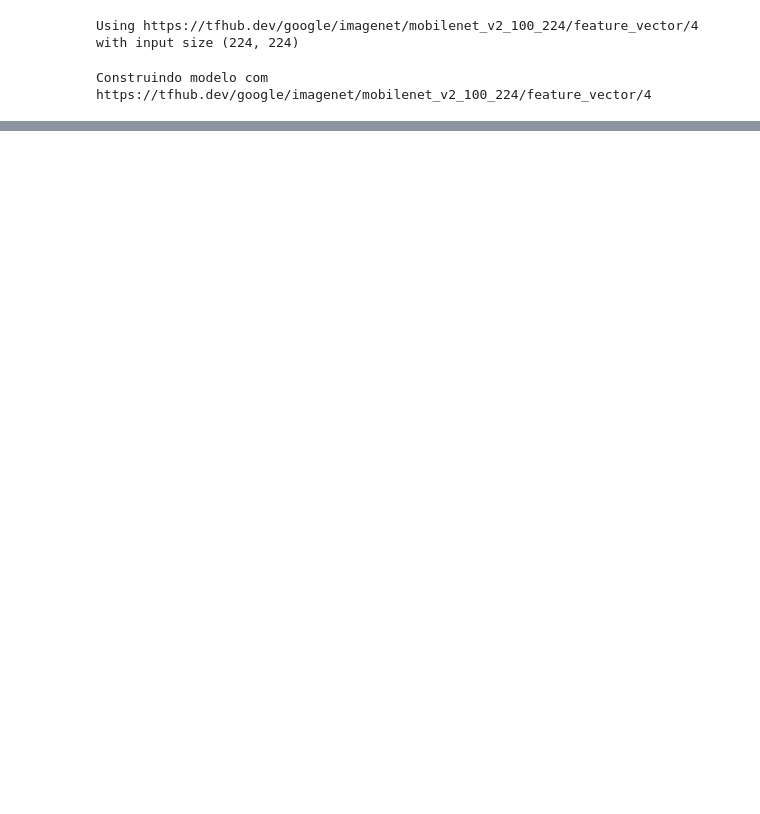
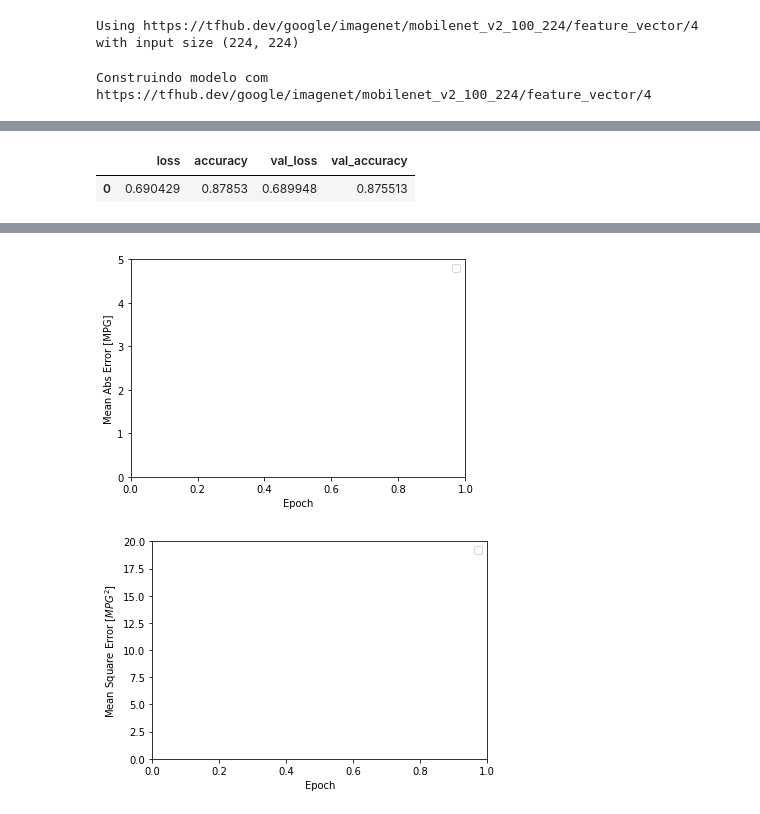
Before and after one commit to itimes-digital/Bootcamp-Analista-de-Machine-Learning-IGTI, a Jupyter notebook: redes_neurais_imagens.ipynb, the cells around one changed output, grey strips where cells are left out. Cells and saved outputs as stored; diff of their text form; code cells hidden in the pictures; blank space fills up the shorter version.

```diff
--- a/redes_neurais_imagens.ipynb
+++ b/redes_neurais_imagens.ipynb
@@ -195,7 +207,7 @@ model = tf.keras.Sequential([
   tf.keras.layers.InputLayer(input_shape = IMAGE_SIZE + (3,)),
   hub.KerasLayer(MODULE_HANDLE, trainable=do_fine_tuning),
   tf.keras.layers.Dropout(rate = 0.2),
-  tf.keras.layers.Dense(train_data_gen.num_classes,
+  tf.keras.layers.Dense(train_generator.num_classes,
                         kernel_regularizer = tf.keras.regularizers.l2(0.0001))
 ])
 
@@ -223,11 +235,11 @@ model.compile(
     metrics = ['accuracy']
     )
 # %%
-steps_per_epoch = train_data_gen.samples
+steps_per_epoch = train_generator.samples
 validation_steps = valid_generator.samples
 
 hist = model.fit(
-    train_data_gen,
+    train_generator,
     epochs = 5, steps_per_epoch = steps_per_epoch,
     validation_data = valid_generator,
     validation_steps = validation_steps
@@ -249,32 +271,37 @@ plt.plot(hist['val_accuracy'])
 # %%
-hist = pd.DataFrame(hist.history)
-hist['epoch'] = history.epoch
+import pandas as pd
+hist = pd.DataFrame(hist)
+#hist['epoch'] = hist.epoch
 hist.tail()
+# %% [output]
+|  | loss | accuracy | val_loss | val_accuracy |
+| 0 | 0.690429 | 0.87853 | 0.689948 | 0.875513 |
 # %%
 def plot_history(history):
-  hist = pd.DataFrame(history.history)
-  hist['epoch'] = history.epoch
+  hist = pd.DataFrame(history)
+  #hist['epoch'] = history.epoch
 
   plt.figure()
   plt.xlabel('Epoch')
   plt.ylabel('Mean Abs Error [MPG]')
-  plt.plot(hist['epoch'], hist['mae'],
-           label='Train Error')
-  plt.plot(hist['epoch'], hist['val_mae'],
-           label = 'Val Error')
+  #plt.plot(hist['epoch'], hist['mae'],
+  #        label='Train Error')
+  #plt.plot(hist['epoch'], hist['val_mae'],
+  #         label = 'Val Error')
   plt.ylim([0,5])
   plt.legend()
 
   plt.figure()
   plt.xlabel('Epoch')
   plt.ylabel('Mean Square Error [$MPG^2$]')
-  plt.plot(hist['epoch'], hist['mse'],
-           label='Train Error')
-  plt.plot(hist['epoch'], hist['val_mse'],
-           label = 'Val Error')
+  #plt.plot(hist['epoch'], hist['mse'],
+  #         label='Train Error')
+  #plt.plot(hist['epoch'], hist['val_mse'],
+  #         label = 'Val Error')
   plt.ylim([0,20])
   plt.legend()
   plt.show()
 
 
-plot_history(history)
+plot_history(hist)
+# %% [output]
@@ -280,0 +310,2 @@ plot_history(history)
+[figure, added]
+[figure, added]
```
Also changed, not shown: parts of 10 cells of this notebook.
